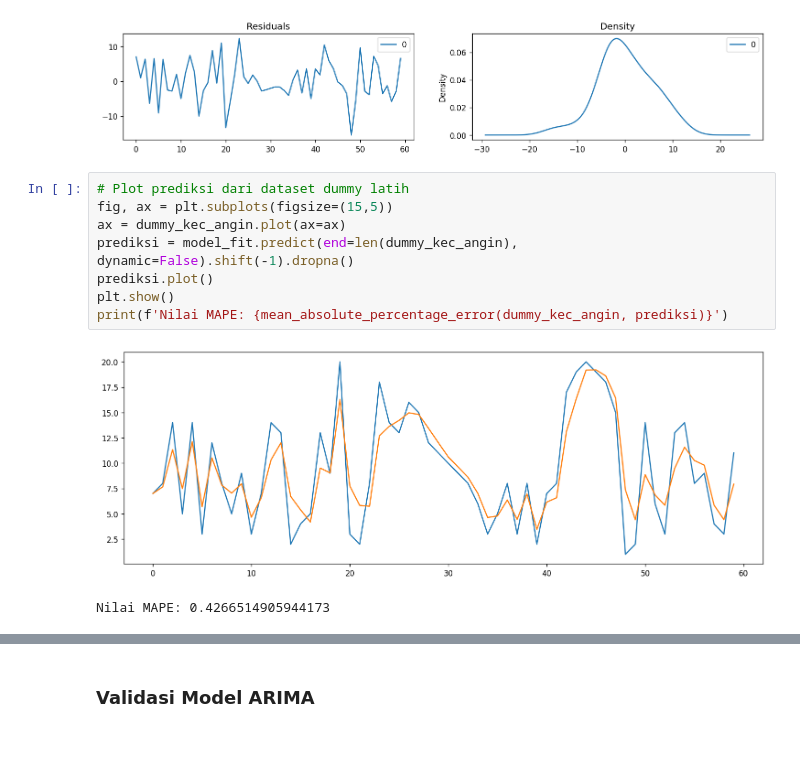
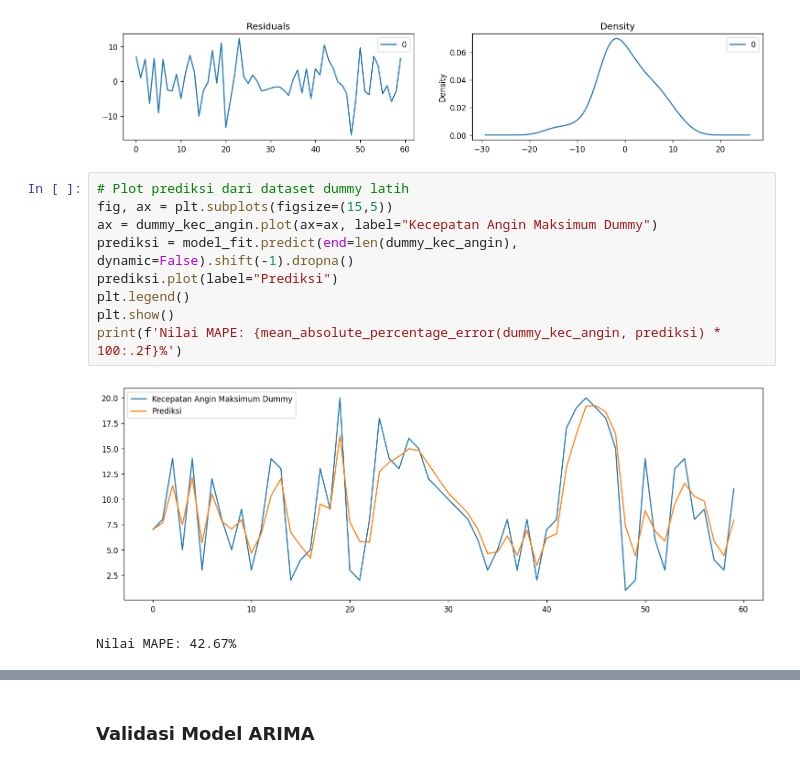
Before and after one commit to shamankares/prediksi-kecepatan-angin-TPI-ARIMA, a Jupyter notebook: Prediksi Kecepatan Angin Maksimal Tanjungpinang.ipynb, the cells around one changed output, grey strips where cells are left out. Drawn from its saved outputs; the diff is of its cells as text.

```diff
--- a/Prediksi Kecepatan Angin Maksimal Tanjungpinang.ipynb
+++ b/Prediksi Kecepatan Angin Maksimal Tanjungpinang.ipynb
@@ -328,11 +327,12 @@ plt.show()
 # %%
 # Plot prediksi dari dataset dummy latih
 fig, ax = plt.subplots(figsize=(15,5))
-ax = dummy_kec_angin.plot(ax=ax)
+ax = dummy_kec_angin.plot(ax=ax, label="Kecepatan Angin Maksimum Dummy")
 prediksi = model_fit.predict(end=len(dummy_kec_angin), dynamic=False).shift(-1).dropna()
-prediksi.plot()
+prediksi.plot(label="Prediksi")
+plt.legend()
 plt.show()
-print(f'Nilai MAPE: {mean_absolute_percentage_error(dummy_kec_angin, prediksi)}')
+print(f'Nilai MAPE: {mean_absolute_percentage_error(dummy_kec_angin, prediksi) * 100:.2f}%')
 # %% [output]
-[figure, old version]
+[figure, new version]
-Nilai MAPE: 0.4266514905944173
+Nilai MAPE: 42.67%
```
Also changed, not shown: parts of 19 cells of this notebook.
